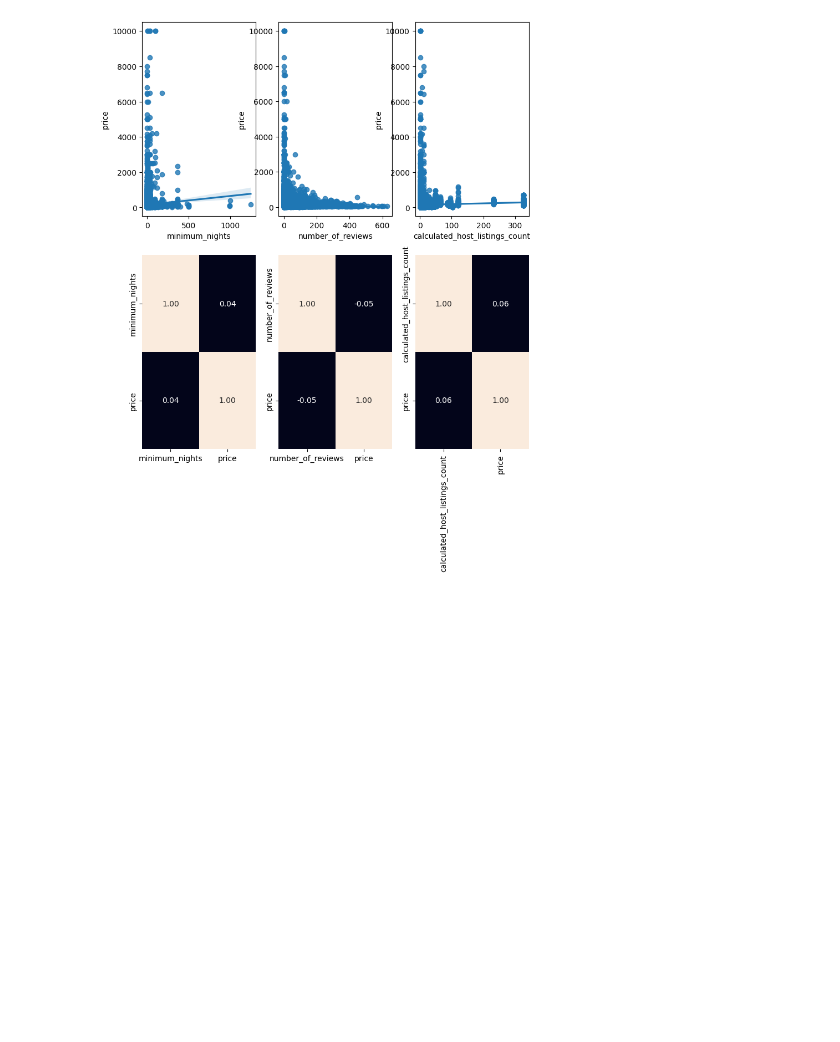
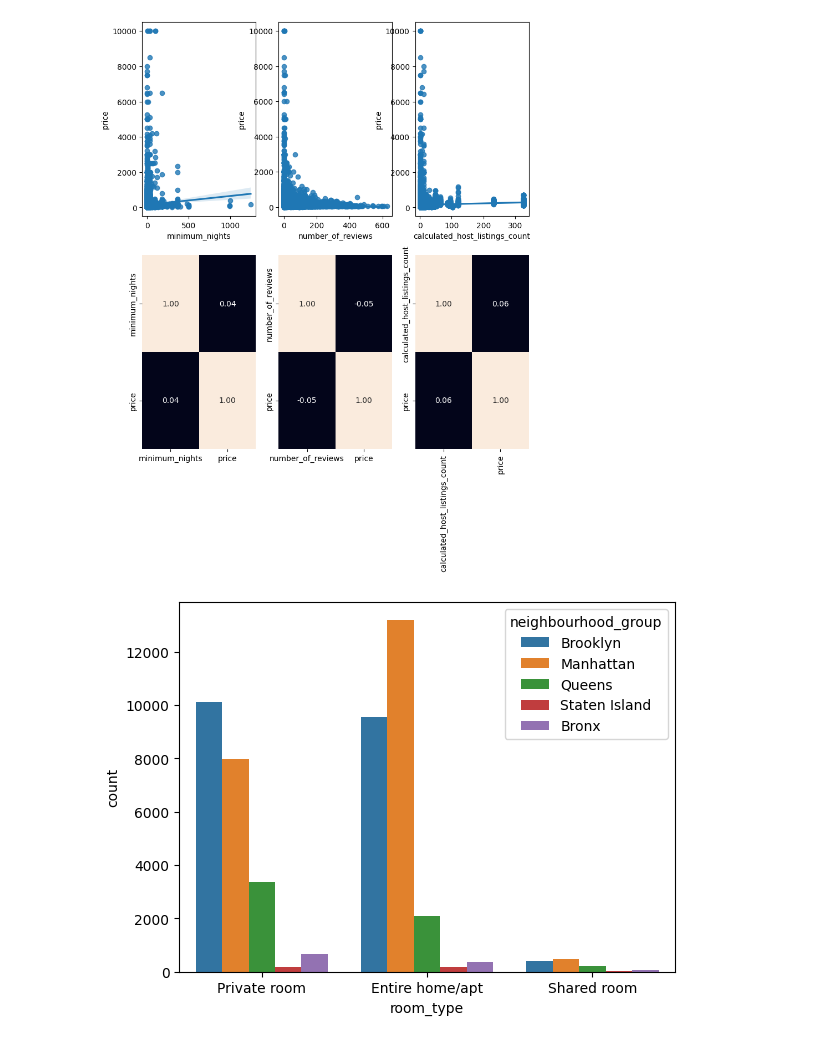
Before and after one commit to mgnorero/EDA-inicial, a Jupyter notebook: src/explore.ipynb, the cells around one changed output. Cells and saved outputs as stored; diff of their text form; code cells hidden in the pictures; blank space fills up the shorter version.

```diff
--- a/src/explore.ipynb
+++ b/src/explore.ipynb
@@ -138,3 +138,13 @@ sns.heatmap(df[["calculated_host_listings_count","price"]].corr(),fmt=".2f",ax=a
 # %% [output]
 <Axes: >
 [figure]
+# %%
+#análisis categorigo-categorico
+#usamos histogramas
+#sns.countplot(data=df,x="room_type",hue="neighbourhood")
+#necesitamos menos categorias para que sea legible la informacion
+#por lo tanto usaremos otra columna
+sns.countplot(data=df,x="room_type",hue="neighbourhood_group")
+plt.show()
+# %% [output]
+[figure, added]
```
Also changed, not shown: parts of 10 cells of this notebook, 2 other files.
